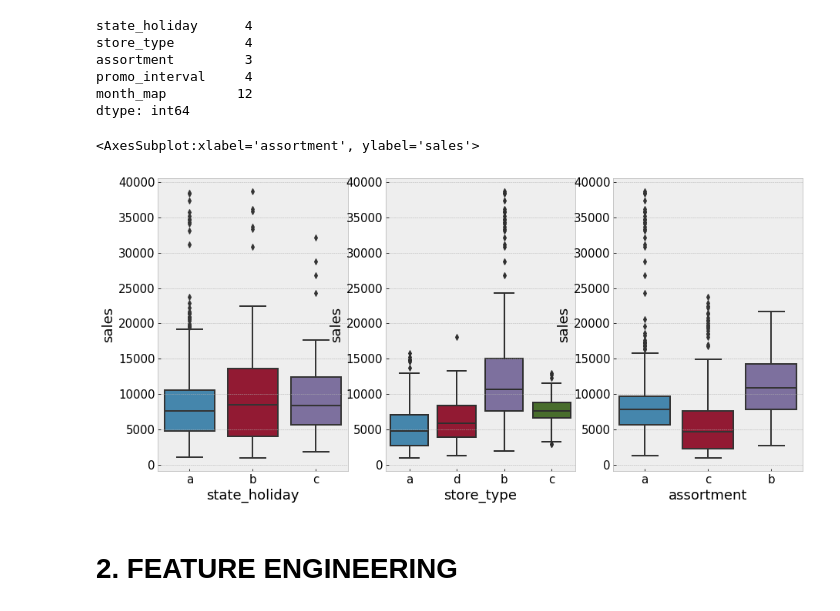
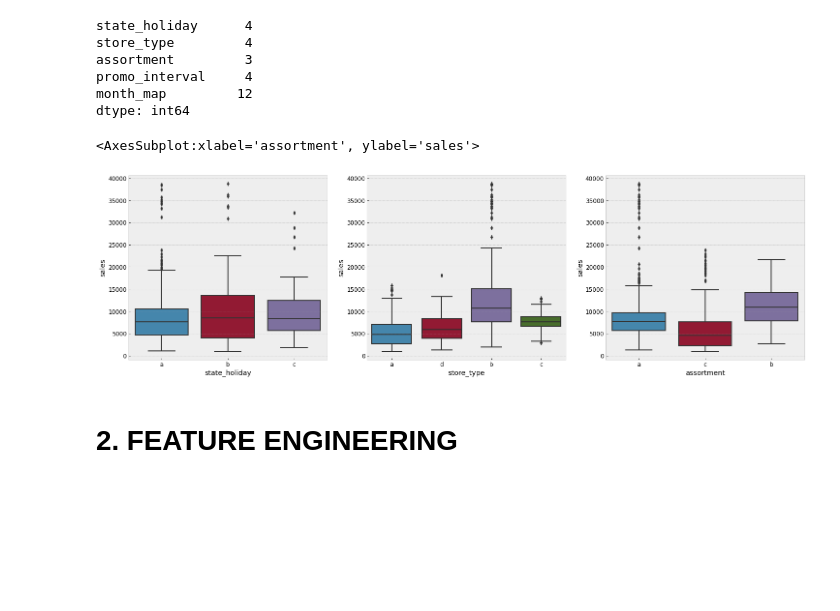
Before and after one commit to gdelimacarvalho/rossmann_store_sales_project, a Jupyter notebook: rossmann_store_sales_project.ipynb, the cells around one changed output. Cells and saved outputs as stored; diff of their text form; code cells hidden in the pictures; blank space fills up the shorter version.

```diff
--- a/rossmann_store_sales_project.ipynb
+++ b/rossmann_store_sales_project.ipynb
@@ -127,7 +127,7 @@ dtype: int64
 # %%
 # competition_distance - assumed that NA's are very far competitors
 max_value = df1['competition_distance'].max()
-df1['competition_distance'] = df1['competition_distance'].apply(lambda x: max_value*3 if math.isnan(x) else x)
+df1['competition_distance'] = df1['competition_distance'].apply(lambda x: max_value*2 if math.isnan(x) else x)
 
 # competition_open_since_month
 df1['competition_open_since_month'] = df1.apply(lambda x: x['date'].month if math.isnan(x['competition_open_since_month']) else x['competition_open_since_month'], axis=1)
@@ -239,8 +239,8 @@ m
 | 13 | is_promo2 | 0.0 | 1.0 | 1.0 | 0.139056 | 0.0 | 0.346005 | 2.086355 | 2.352881 |
 # %%
 plt.style.use( 'bmh' )
-plt.rcParams['figure.figsize'] = [15, 7]
-plt.rcParams['font.size'] = 15
+plt.rcParams['figure.figsize'] = [25, 7]
+plt.rcParams['font.size'] = 12
 
 sns.distplot(df1['customers'])
 # %% [output]
@@ -259,22 +259,22 @@ month_map         12
 dtype: int64
 # %%
 plt.style.use( 'bmh' )
-plt.rcParams['figure.figsize'] = [15, 7]
-plt.rcParams['font.size'] = 15
+plt.rcParams['figure.figsize'] = [25, 7]
+plt.rcParams['font.size'] = 12
 
 aux1 = df1[(df1['state_holiday'] != '0') & (df1['sales'] > 0)]
 
 plt.subplot(1, 3, 1)
 sns.boxplot(x='state_holiday', y='sales', data=aux1)
 
 plt.subplot(1, 3, 2)
 sns.boxplot(x='store_type', y='sales', data=aux1)
 
 plt.subplot(1, 3, 3)
 sns.boxplot(x='assortment', y='sales', data=aux1)
 # %% [output]
 <AxesSubplot:xlabel='assortment', ylabel='sales'>
-[figure, old version]
+[figure, new version]
 # %% [markdown]
 # 2. FEATURE ENGINEERING
 # %%
```
Also changed, not shown: parts of 30 cells of this notebook.
